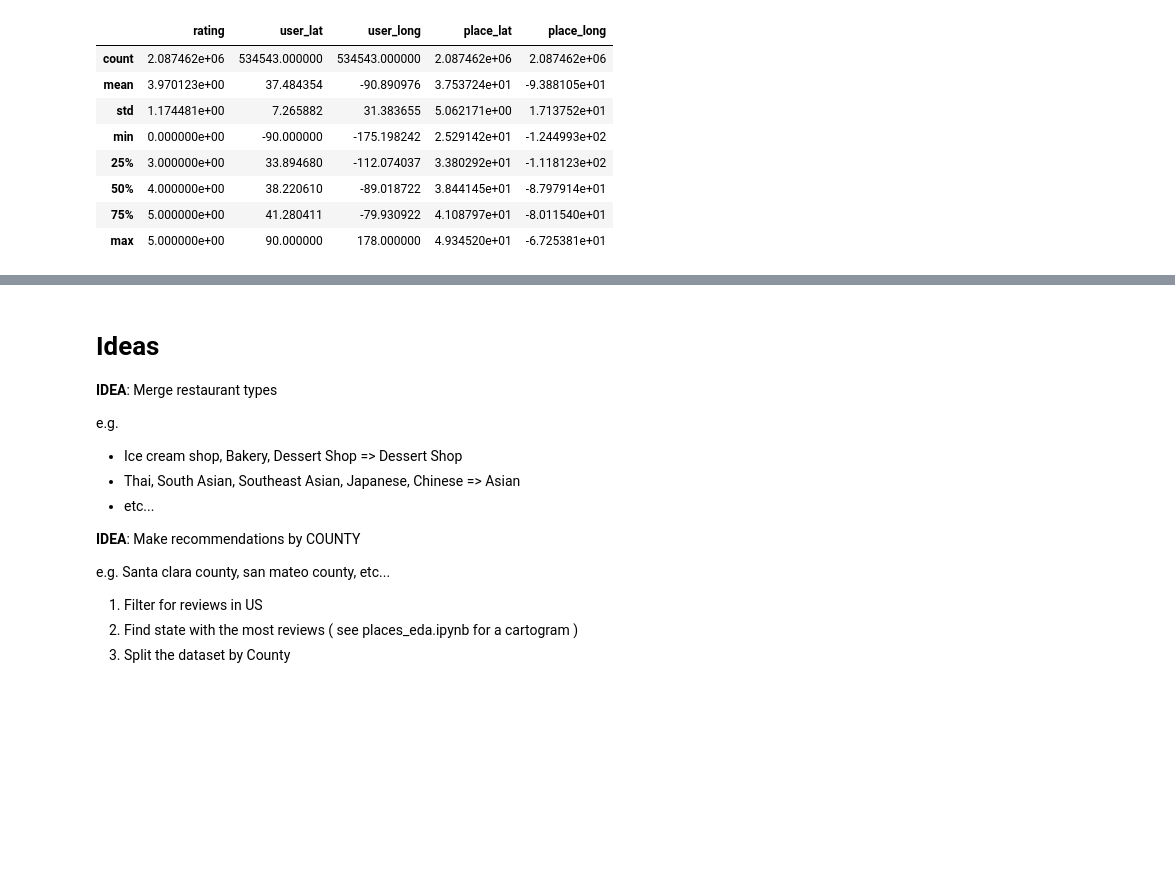
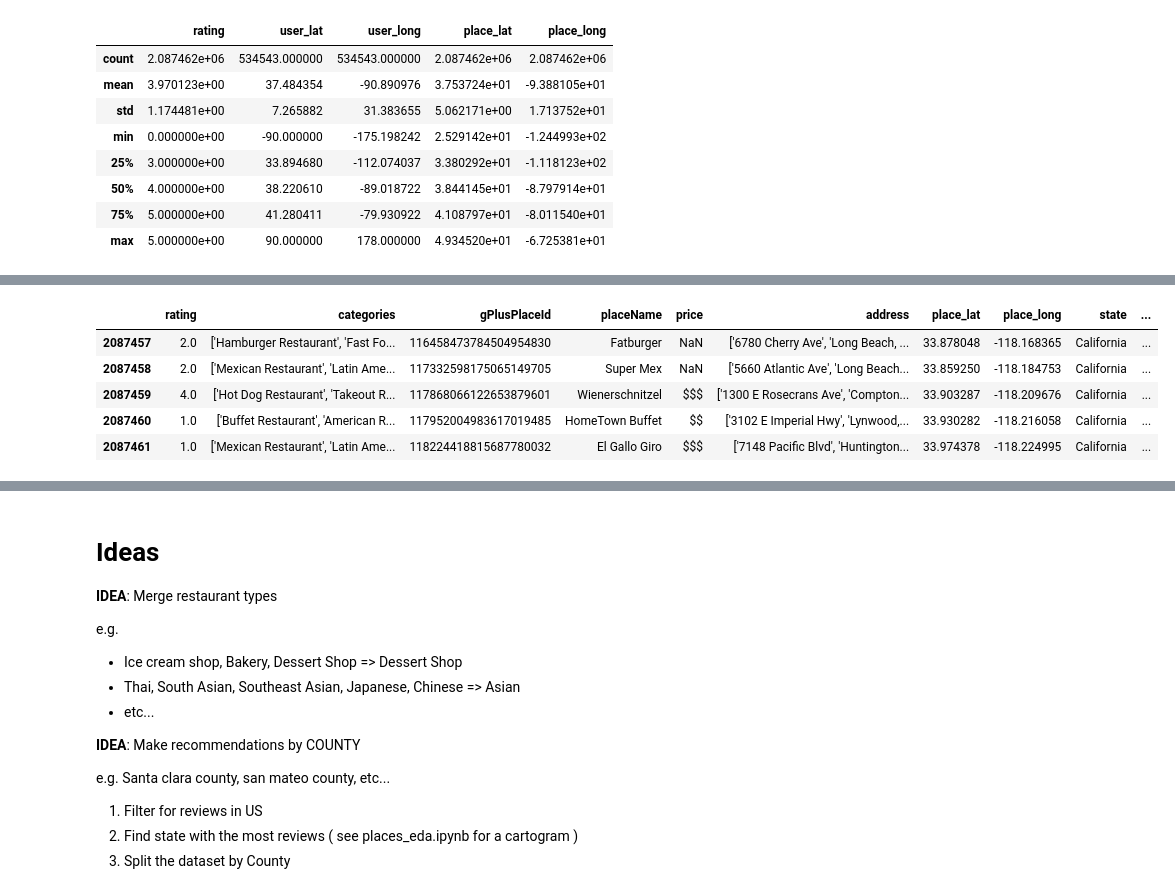
Before and after one commit to Huang-W/google-local-reviews, a Jupyter notebook: joined_eda.ipynb, the cells around one changed output, grey strips where cells are left out. Saved outputs shown, nothing was run; the diff lists cells and outputs as text; code cells hidden in the pictures; blank space fills up the shorter version.

```diff
--- a/joined_eda.ipynb
+++ b/joined_eda.ipynb
@@ -469,0 +472,10 @@ Name: state, dtype: int64
+# %%
+usa_df_content = usa_df.drop(columns=['reviewerName', 'gPlusUserId', 'user_lat', 'user_long'])
+usa_df_content.tail()
+# %% [output]
+|  | rating | categories | gPlusPlaceId | placeName | price | address | place_lat | place_long | state | ... |
+| 2087457 | 2.0 | ['Hamburger Restaurant', 'Fast Fo... | 116458473784504954830 | Fatburger | NaN | ['6780 Cherry Ave', 'Long Beach, ... | 33.878048 | -118.168365 | California | ... |
+| 2087458 | 2.0 | ['Mexican Restaurant', 'Latin Ame... | 117332598175065149705 | Super Mex | NaN | ['5660 Atlantic Ave', 'Long Beach... | 33.859250 | -118.184753 | California | ... |
+| 2087459 | 4.0 | ['Hot Dog Restaurant', 'Takeout R... | 117868066122653879601 | Wienerschnitzel | $$$ | ['1300 E Rosecrans Ave', 'Compton... | 33.903287 | -118.209676 | California | ... |
+| 2087460 | 1.0 | ['Buffet Restaurant', 'American R... | 117952004983617019485 | HomeTown Buffet | $$ | ['3102 E Imperial Hwy', 'Lynwood,... | 33.930282 | -118.216058 | California | ... |
+| 2087461 | 1.0 | ['Mexican Restaurant', 'Latin Ame... | 118224418815687780032 | El Gallo Giro | $$$ | ['7148 Pacific Blvd', 'Huntington... | 33.974378 | -118.224995 | California | ... |
```
Also changed, not shown: parts of 33 cells of this notebook, 2 other files.
